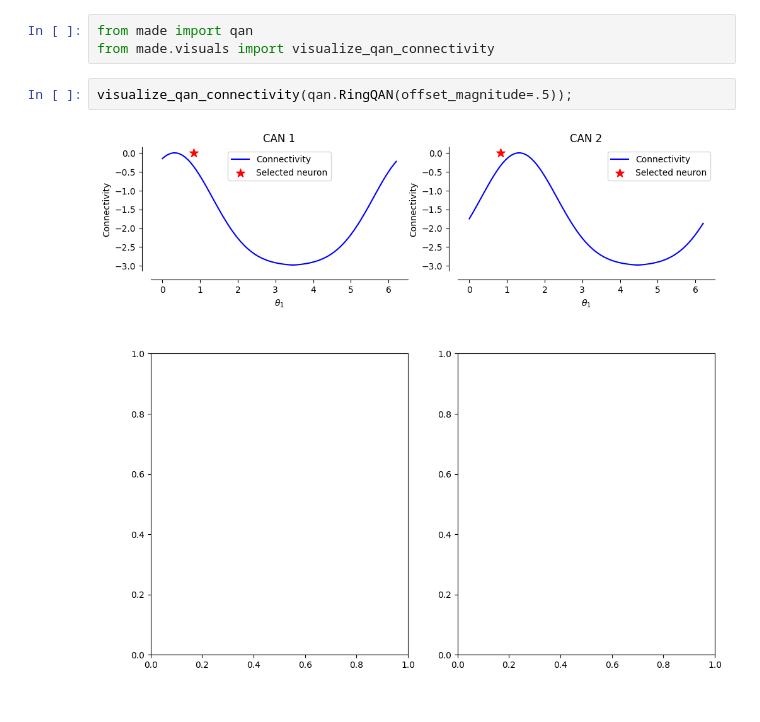
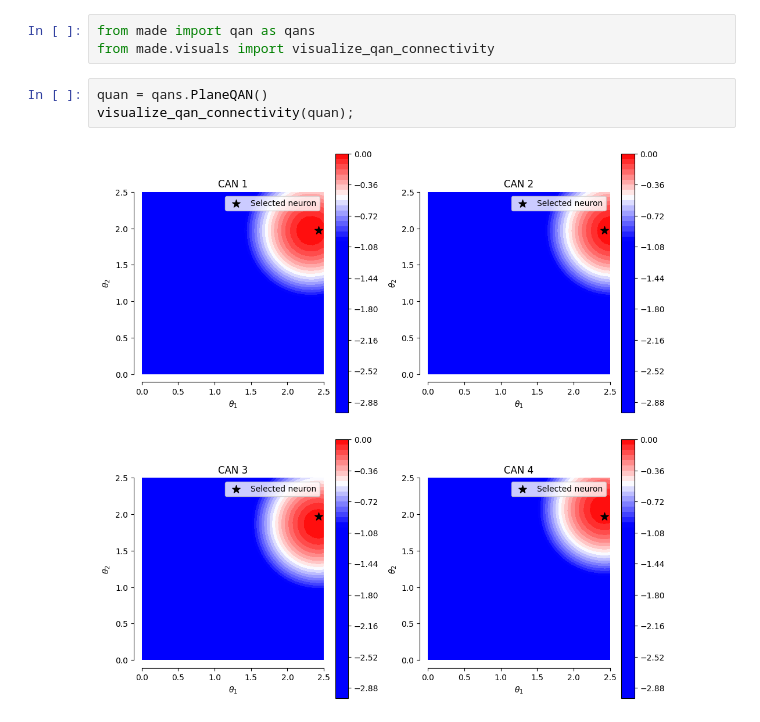
Before and after one commit to FieteLab/MADE, a Jupyter notebook: made/notebooks/qans.ipynb, the cells around one changed output. Saved outputs shown, nothing was run; the diff lists cells and outputs as text.

```diff
--- a/made/notebooks/qans.ipynb
+++ b/made/notebooks/qans.ipynb
@@ -1,7 +1,8 @@
 # %%
-from made import qan
+from made import qan as qans
 from made.visuals import visualize_qan_connectivity
-# %%
-visualize_qan_connectivity(qan.RingQAN(offset_magnitude=.5));
-# %% [output]
-[figure, removed]
+# %%
+quan = qans.PlaneQAN()
+visualize_qan_connectivity(quan);
+# %% [output]
+[figure, added]
```
Also changed, not shown: 4 other files.
